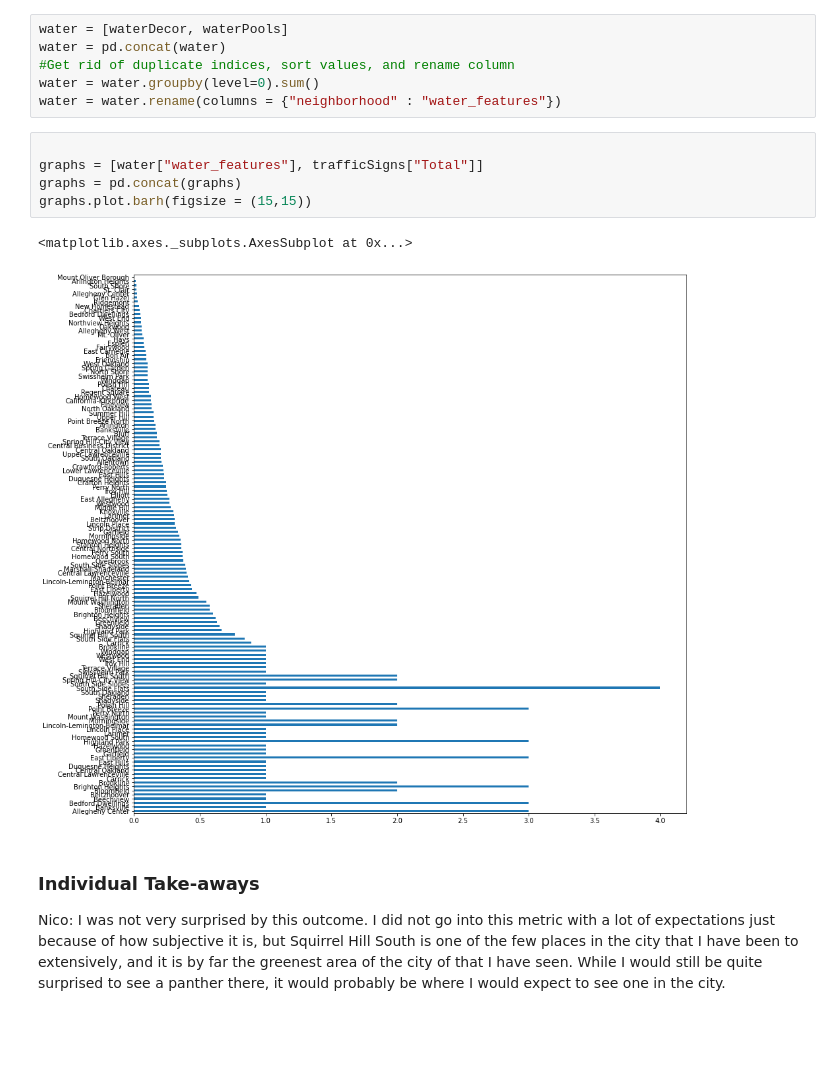
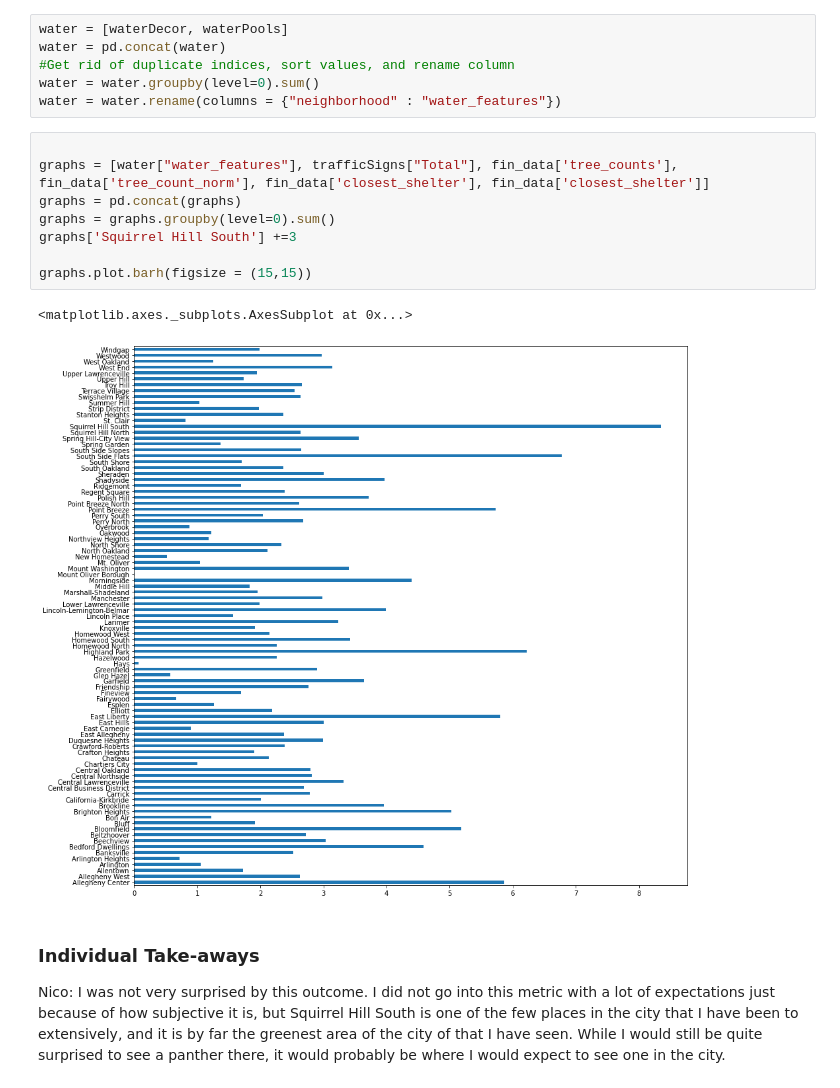
Before and after one commit to pjp401/CMPINF0010-Final-Project, a Jupyter notebook: FinalProject.ipynb, the cells around one changed output. Saved outputs shown, nothing was run; the diff lists cells and outputs as text; blank space fills up the shorter version.

```diff
--- a/FinalProject.ipynb
+++ b/FinalProject.ipynb
@@ -470,12 +470,15 @@ water = water.groupby(level=0).sum()
 water = water.rename(columns = {"neighborhood" : "water_features"})
 # %%
 
-graphs = [water["water_features"], trafficSigns["Total"]]
+graphs = [water["water_features"], trafficSigns["Total"], fin_data['tree_counts'], fin_data['tree_count_norm'], fin_data['closest_shelter'], fin_data['closest_shelter']]
 graphs = pd.concat(graphs)
+graphs = graphs.groupby(level=0).sum()
+graphs['Squirrel Hill South'] +=3
+
 graphs.plot.barh(figsize = (15,15))
 # %% [output]
 <matplotlib.axes._subplots.AxesSubplot at 0x...>
-[figure, old version]
+[figure, new version]
 # %% [markdown]
 ### Individual Take-aways
 
```
